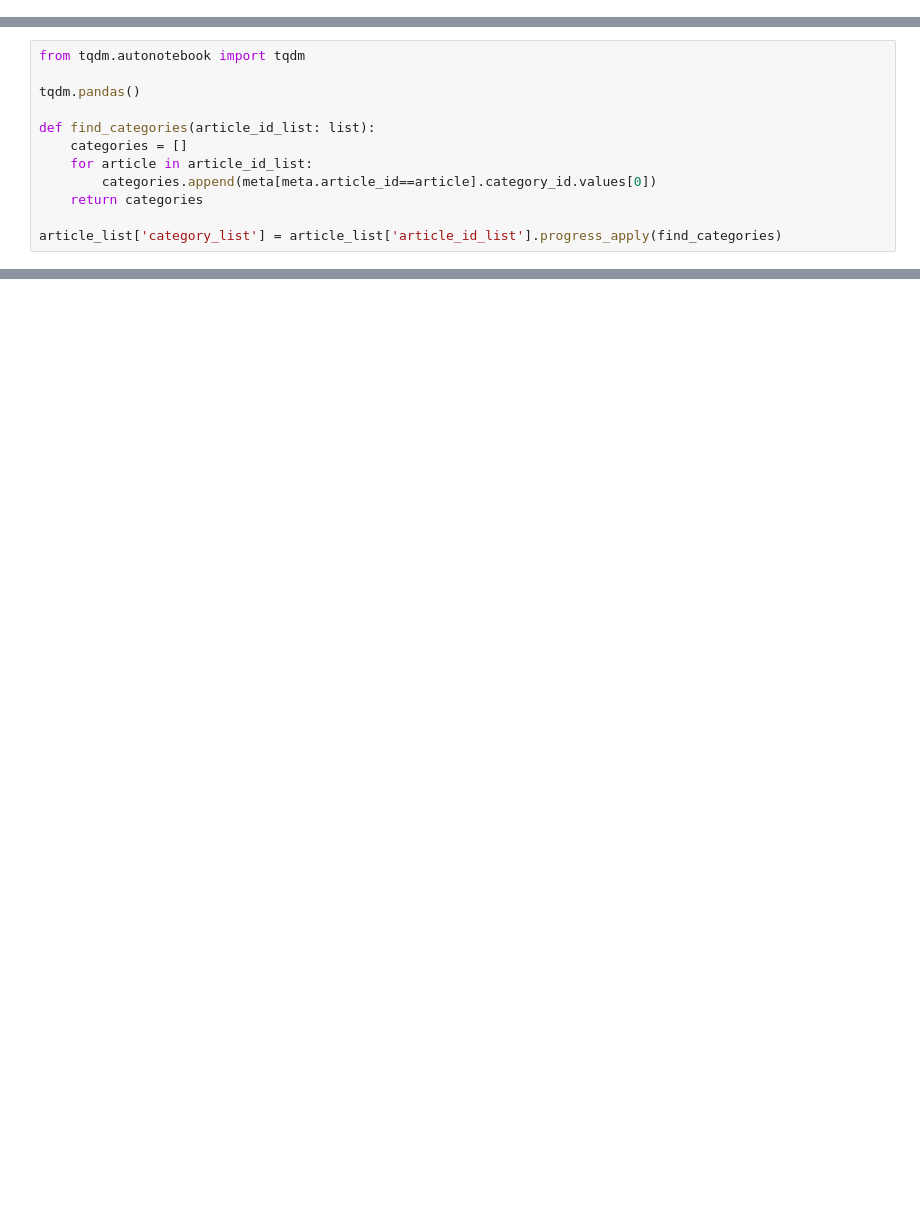
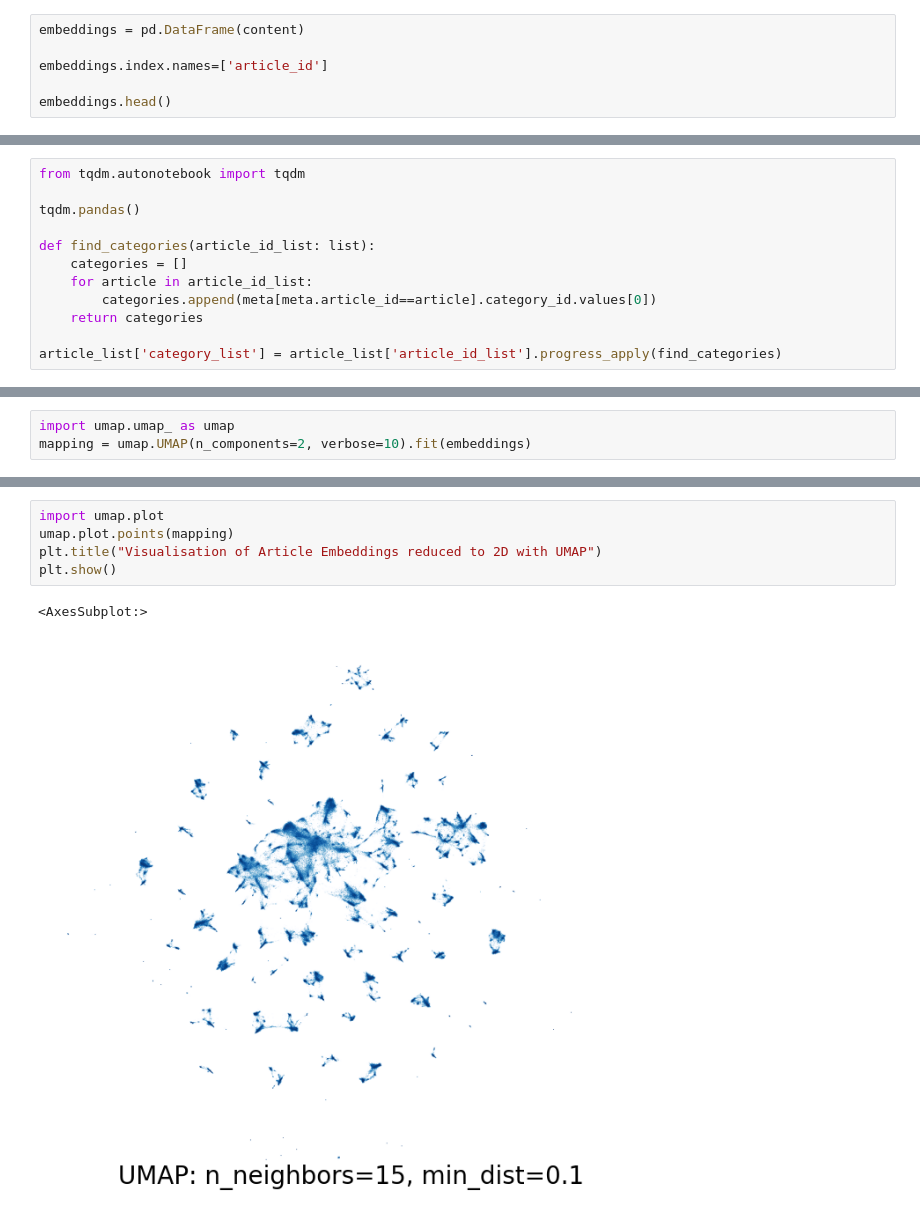
Before and after one commit to octave-ati/Designing-a-Recommendation-Model, a Jupyter notebook: P9_01_Notebook.ipynb, the cells around one changed output, grey strips where cells are left out. Cells and saved outputs as stored; diff of their text form; blank space fills up the shorter version.

```diff
--- a/P9_01_Notebook.ipynb
+++ b/P9_01_Notebook.ipynb
@@ -543,3 +770,9 @@ content = pd.read_pickle('Data/articles_embeddings.pickle')
 print(content.shape)
 # %% [output]
 (364047, 250)
+# %%
+embeddings = pd.DataFrame(content)
+
+embeddings.index.names=['article_id']
+
+embeddings.head()
@@ -670,0 +996,3 @@ AttributeError: 'DatasetAutoFolds' object has no attribute 'loc'
+# %%
+import umap.umap_ as umap
+mapping = umap.UMAP(n_components=2, verbose=10).fit(embeddings)
@@ -670,0 +1014,8 @@ AttributeError: 'DatasetAutoFolds' object has no attribute 'loc'
+# %%
+import umap.plot
+umap.plot.points(mapping)
+plt.title("Visualisation of Article Embeddings reduced to 2D with UMAP")
+plt.show()
+# %% [output]
+<AxesSubplot:>
+[figure, added]
```
Also changed, not shown: parts of 109 cells of this notebook, 24 other files.
